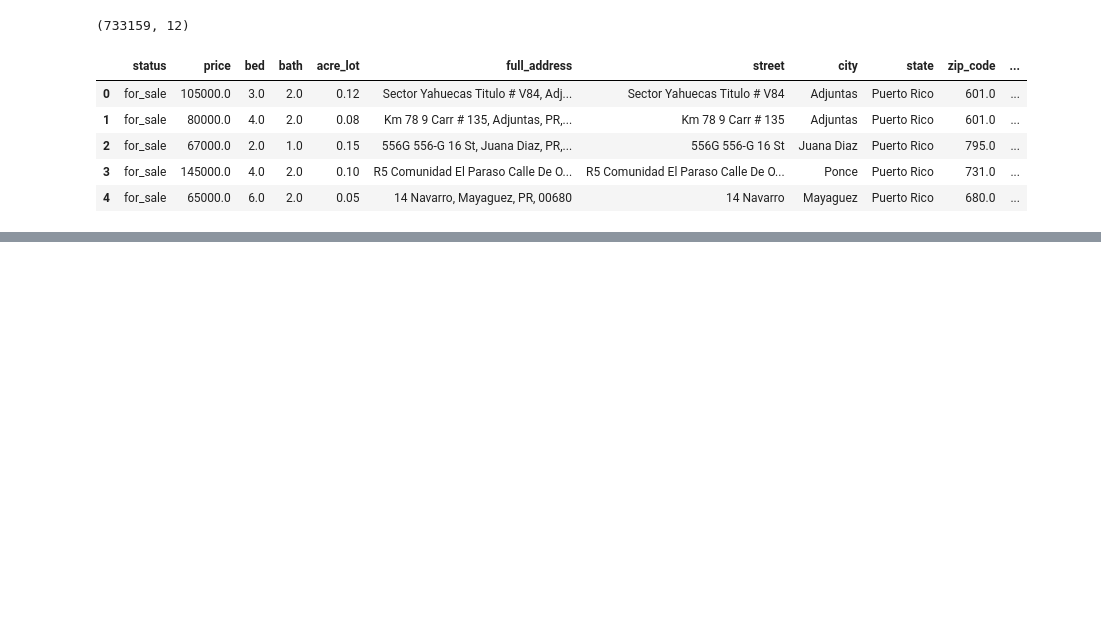
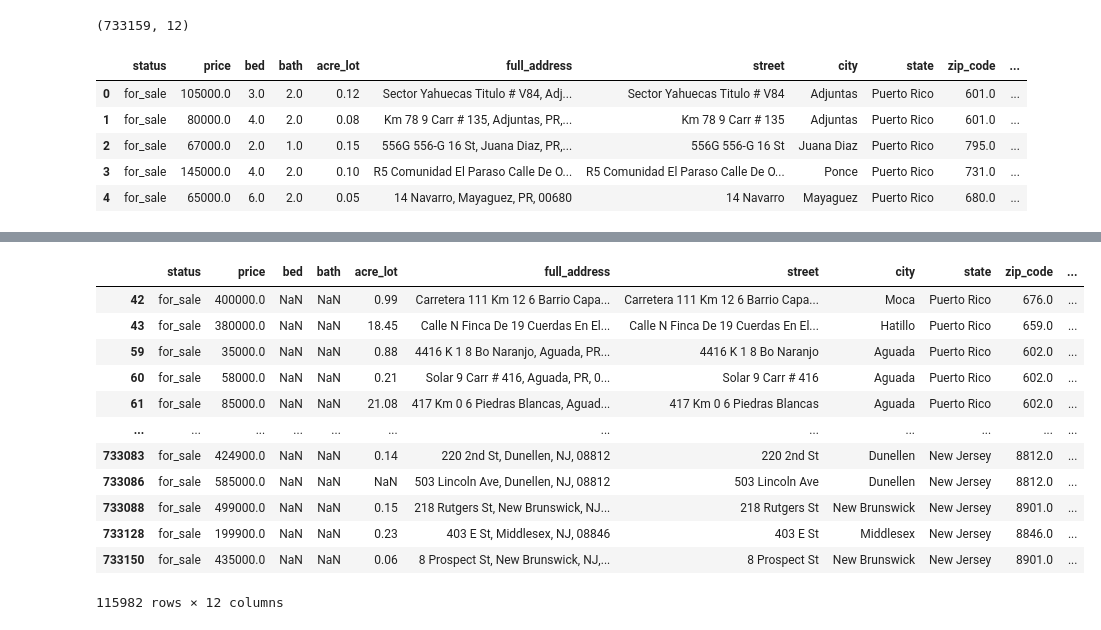
Before and after one commit to gajulaa/US-Real-Estate, a Jupyter notebook: EDA.ipynb, the cells around one changed output, grey strips where cells are left out. Saved outputs shown, nothing was run; the diff lists cells and outputs as text; code cells hidden in the pictures; blank space fills up the shorter version.

```diff
--- a/EDA.ipynb
+++ b/EDA.ipynb
@@ -32,0 +52,17 @@ RE.head()
+# %%
+RE[RE['sold_date'].isna()] # seems to be the case that some houses are still on sale and have not been sold. Just in
+# case, we need to verify if the sold_date data is only missing when the status of the house is 'for_sale'
+# %% [output]
+|  | status | price | bed | bath | acre_lot | full_address | street | city | state | zip_code | ... |
+| 42 | for_sale | 400000.0 | NaN | NaN | 0.99 | Carretera 111 Km 12 6 Barrio Capa... | Carretera 111 Km 12 6 Barrio Capa... | Moca | Puerto Rico | 676.0 | ... |
+| 43 | for_sale | 380000.0 | NaN | NaN | 18.45 | Calle N Finca De 19 Cuerdas En El... | Calle N Finca De 19 Cuerdas En El... | Hatillo | Puerto Rico | 659.0 | ... |
+| 59 | for_sale | 35000.0 | NaN | NaN | 0.88 | 4416 K 1 8 Bo Naranjo, Aguada, PR... | 4416 K 1 8 Bo Naranjo | Aguada | Puerto Rico | 602.0 | ... |
+| 60 | for_sale | 58000.0 | NaN | NaN | 0.21 | Solar 9 Carr # 416, Aguada, PR, 0... | Solar 9 Carr # 416 | Aguada | Puerto Rico | 602.0 | ... |
+| 61 | for_sale | 85000.0 | NaN | NaN | 21.08 | 417 Km 0 6 Piedras Blancas, Aguad... | 417 Km 0 6 Piedras Blancas | Aguada | Puerto Rico | 602.0 | ... |
+| ... | ... | ... | ... | ... | ... | ... | ... | ... | ... | ... | ... |
+| 733083 | for_sale | 424900.0 | NaN | NaN | 0.14 | 220 2nd St, Dunellen, NJ, 08812 | 220 2nd St | Dunellen | New Jersey | 8812.0 | ... |
+| 733086 | for_sale | 585000.0 | NaN | NaN | NaN | 503 Lincoln Ave, Dunellen, NJ, 08812 | 503 Lincoln Ave | Dunellen | New Jersey | 8812.0 | ... |
+| 733088 | for_sale | 499000.0 | NaN | NaN | 0.15 | 218 Rutgers St, New Brunswick, NJ... | 218 Rutgers St | New Brunswick | New Jersey | 8901.0 | ... |
+| 733128 | for_sale | 199900.0 | NaN | NaN | 0.23 | 403 E St, Middlesex, NJ, 08846 | 403 E St | Middlesex | New Jersey | 8846.0 | ... |
+| 733150 | for_sale | 435000.0 | NaN | NaN | 0.06 | 8 Prospect St, New Brunswick, NJ,... | 8 Prospect St | New Brunswick | New Jersey | 8901.0 | ... |
+115982 rows × 12 columns
```
Also changed, not shown: parts of 6 cells of this notebook.
